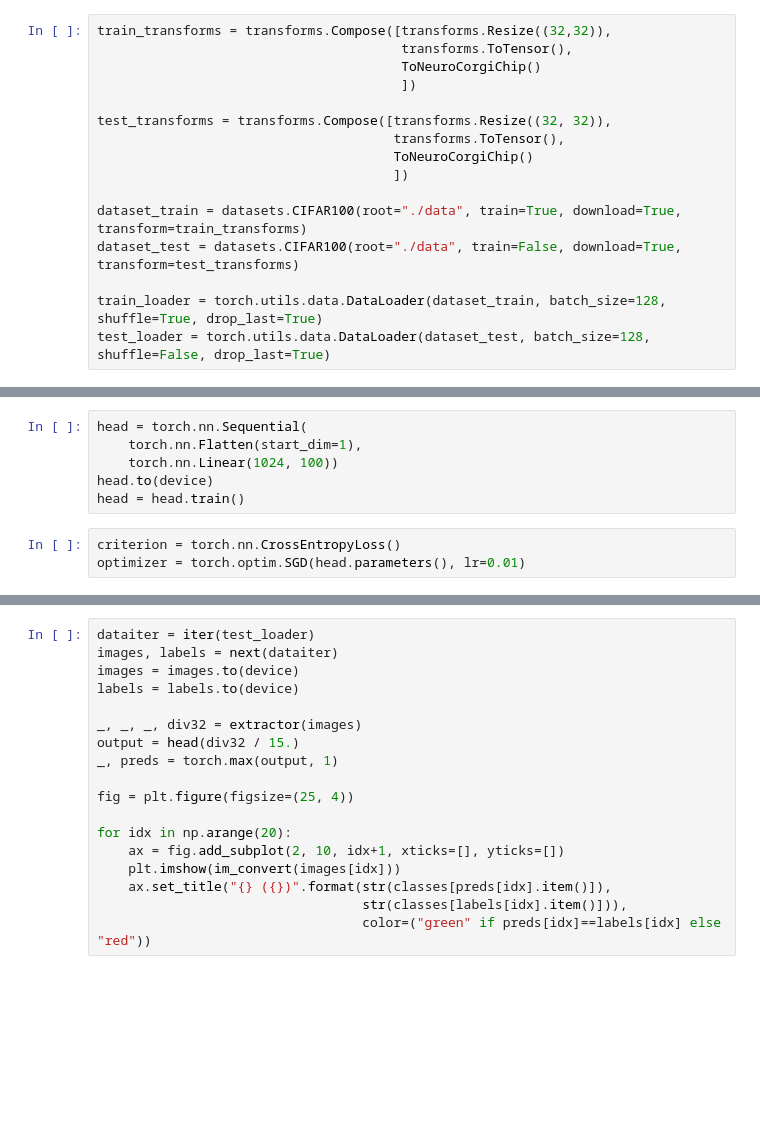
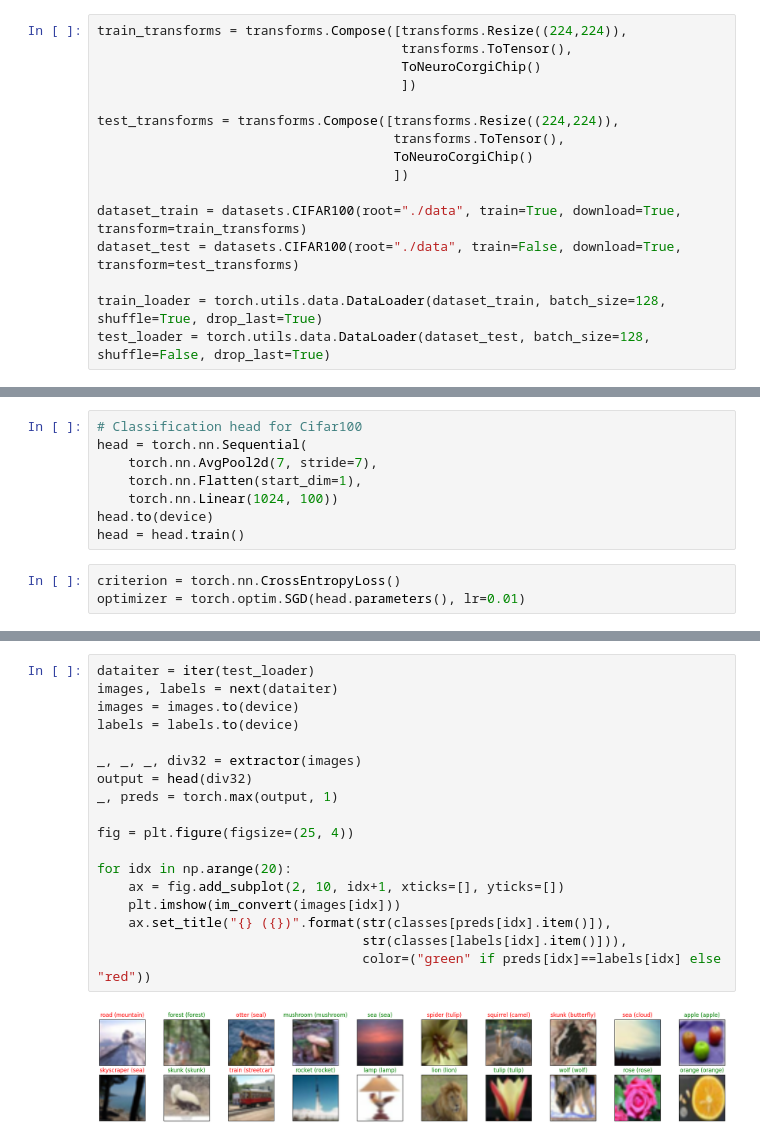
Before and after one commit to CEA-LIST/neurocorgi_sdk, a Jupyter notebook: examples/classification/Cifar100.ipynb, the cells around one changed output, grey strips where cells are left out. Cells and saved outputs as stored; diff of their text form; blank space fills up the shorter version.

```diff
--- a/examples/classification/Cifar100.ipynb
+++ b/examples/classification/Cifar100.ipynb
@@ -10,12 +10,12 @@ from neurocorgi_sdk.transforms import ToNeuroCorgiChip
 # If possible, set up the GPU 0 for the application
 device = torch.device("cuda:0" if torch.cuda.is_available() else "cpu")
 # %%
-train_transforms = transforms.Compose([transforms.Resize((32,32)),
+train_transforms = transforms.Compose([transforms.Resize((224,224)),
                                        transforms.ToTensor(),
                                        ToNeuroCorgiChip()
                                        ])
 
-test_transforms = transforms.Compose([transforms.Resize((32, 32)),
+test_transforms = transforms.Compose([transforms.Resize((224,224)),
                                       transforms.ToTensor(),
                                       ToNeuroCorgiChip()
                                       ])
@@ -51,5 +76,7 @@ extractor.to(device)
 # %%
+# Classification head for Cifar100
 head = torch.nn.Sequential(
+    torch.nn.AvgPool2d(7, stride=7),
     torch.nn.Flatten(start_dim=1),
     torch.nn.Linear(1024, 100))
 head.to(device)
@@ -130,18 +210,20 @@ plt.legend()
 # %%
 dataiter = iter(test_loader)
 images, labels = next(dataiter)
 images = images.to(device)
 labels = labels.to(device)
 
 _, _, _, div32 = extractor(images)
-output = head(div32 / 15.)
+output = head(div32)
 _, preds = torch.max(output, 1)
 
 fig = plt.figure(figsize=(25, 4))
 
 for idx in np.arange(20):
     ax = fig.add_subplot(2, 10, idx+1, xticks=[], yticks=[])
     plt.imshow(im_convert(images[idx]))
     ax.set_title("{} ({})".format(str(classes[preds[idx].item()]),
                                   str(classes[labels[idx].item()])),
                                   color=("green" if preds[idx]==labels[idx] else "red"))
+# %% [output]
+[figure, added]
```
Also changed, not shown: parts of 8 cells of this notebook, 1 other file.
